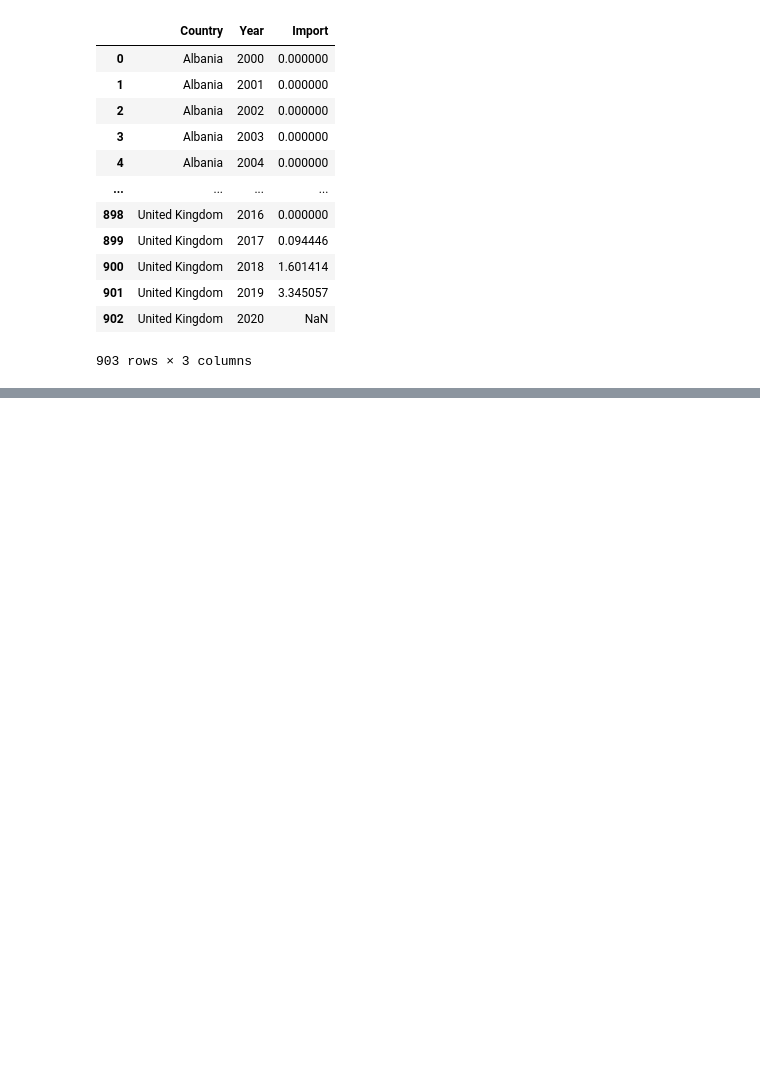
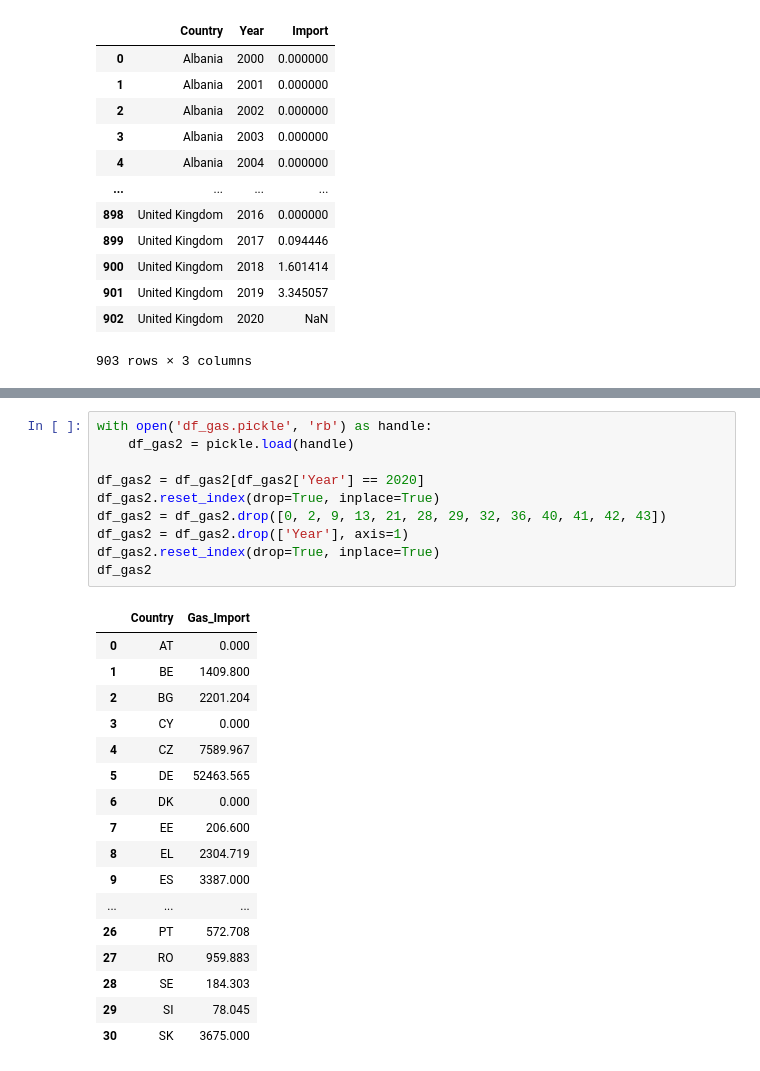
Before and after one commit to esvelaren/Information-Visualization-Project, a Jupyter notebook: dataframes.ipynb, the cells around one changed output, grey strips where cells are left out. Cells and saved outputs as stored; diff of their text form; blank space fills up the shorter version.

```diff
--- a/dataframes.ipynb
+++ b/dataframes.ipynb
@@ -274,0 +393,28 @@ df_nat_gas_depend_ru
+# %%
+with open('df_gas.pickle', 'rb') as handle:
+    df_gas2 = pickle.load(handle)
+
+df_gas2 = df_gas2[df_gas2['Year'] == 2020]
+df_gas2.reset_index(drop=True, inplace=True)
+df_gas2 = df_gas2.drop([0, 2, 9, 13, 21, 28, 29, 32, 36, 40, 41, 42, 43])
+df_gas2 = df_gas2.drop(['Year'], axis=1)
+df_gas2.reset_index(drop=True, inplace=True)
+df_gas2
+# %% [output]
+|  | Country | Gas_Import |
+| 0 | AT | 0.000 |
+| 1 | BE | 1409.800 |
+| 2 | BG | 2201.204 |
+| 3 | CY | 0.000 |
+| 4 | CZ | 7589.967 |
+| 5 | DE | 52463.565 |
+| 6 | DK | 0.000 |
+| 7 | EE | 206.600 |
+| 8 | EL | 2304.719 |
+| 9 | ES | 3387.000 |
+| ... | ... | ... |
+| 26 | PT | 572.708 |
+| 27 | RO | 959.883 |
+| 28 | SE | 184.303 |
+| 29 | SI | 78.045 |
+| 30 | SK | 3675.000 |
```
Also changed, not shown: parts of 8 cells of this notebook, 3 other files.
